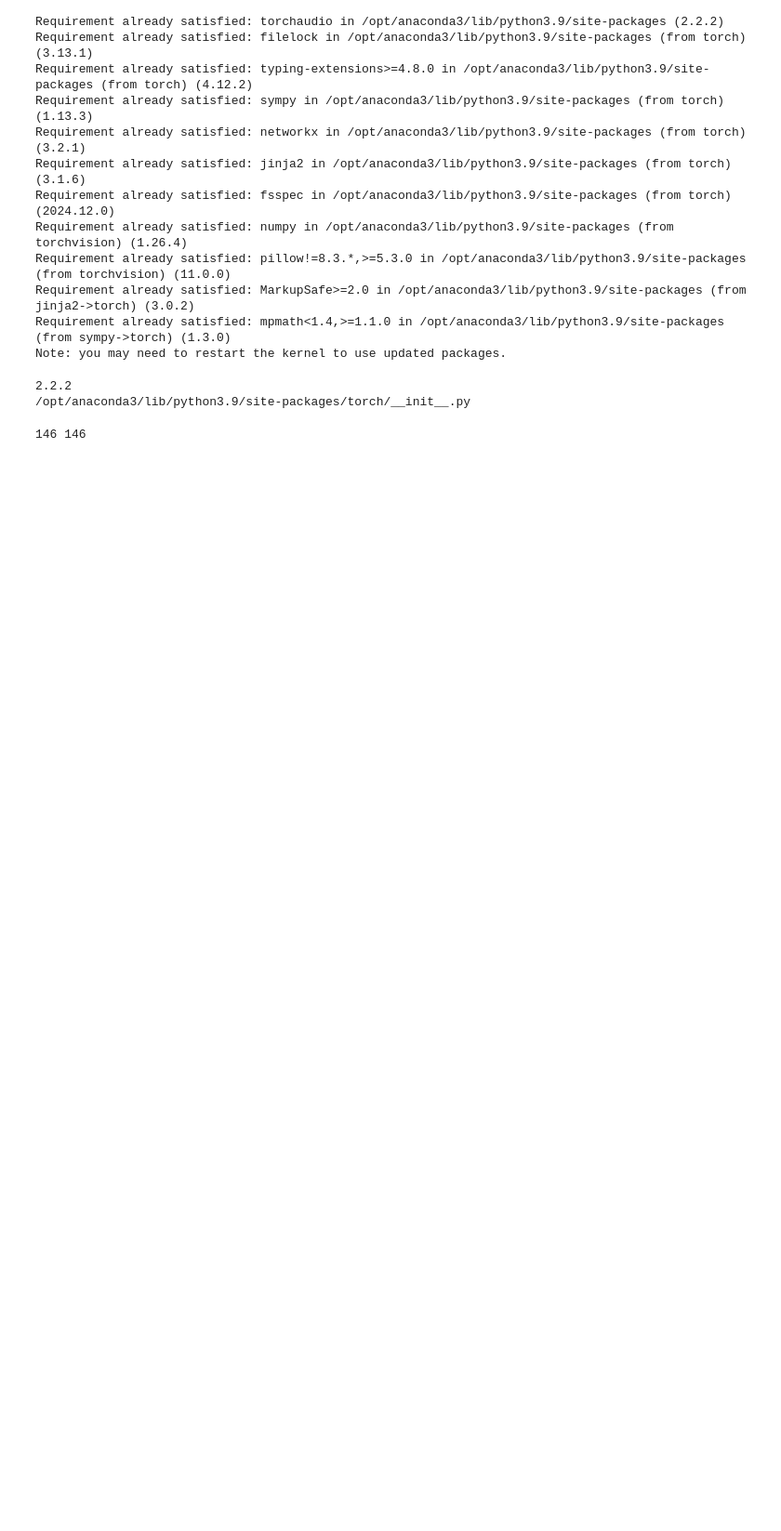
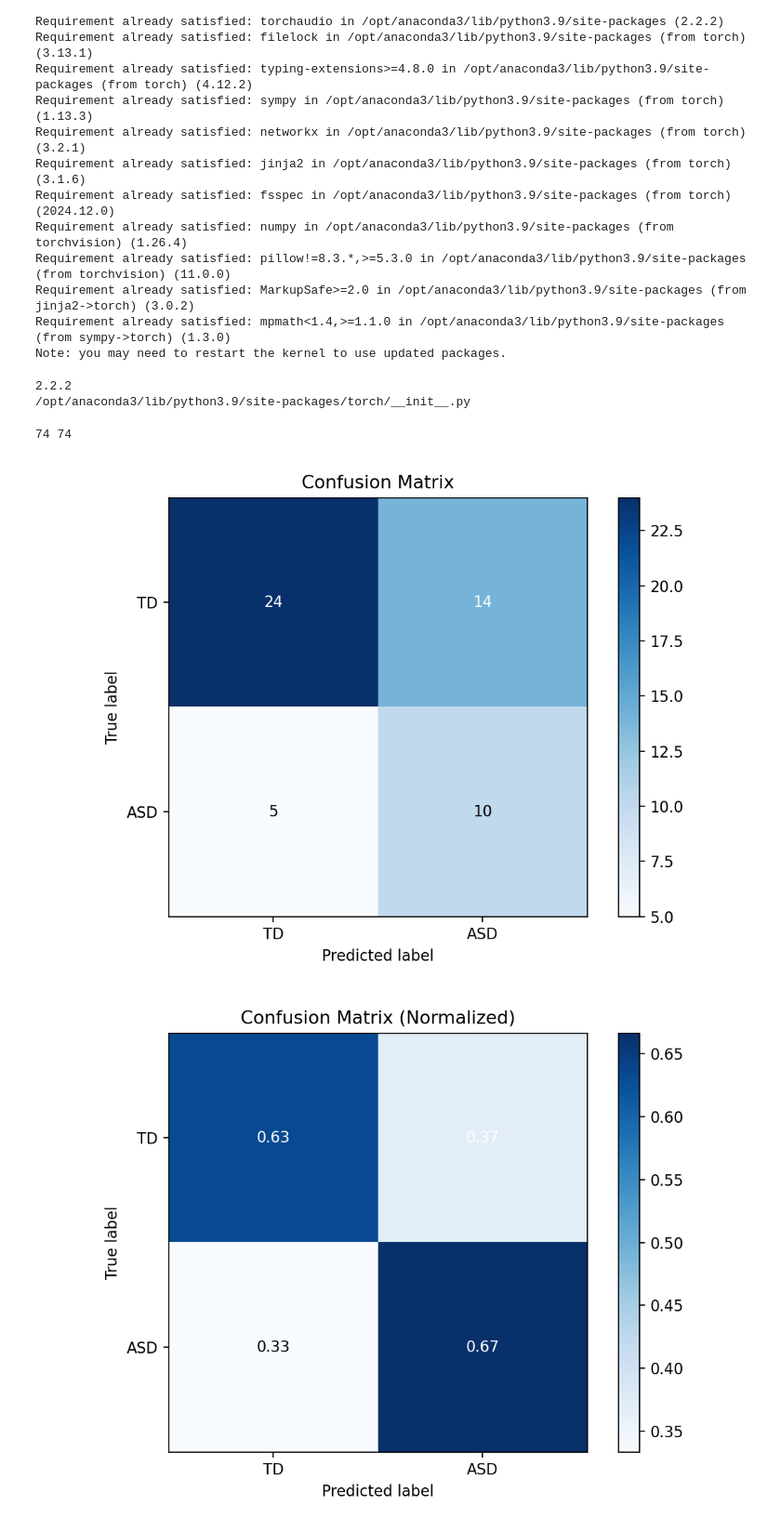
Before and after one commit to mathjams/AAAI26, a Jupyter notebook: main.ipynb, the cells around one changed output. Shown at 93% size. Cells and saved outputs as stored; diff of their text form; code cells hidden in the pictures; blank space fills up the shorter version.

```diff
--- a/main.ipynb
+++ b/main.ipynb
@@ -68,11 +66,11 @@ labels = [1]*len(resulteye0) + [-1]*len(resulteye1)
 newseq = []
 newlabels = []
 for i in range(len(sequences)):
-    if len(sequences[i])<90:
+    if len(sequences[i])<1000:
         newseq.append(sequences[i])
         newlabels.append(labels[i])
     else:
-        endpoint = 90
+        endpoint = 45
         while endpoint+45<len(sequences[i]):
             newseq.append(sequences[i][endpoint-45:endpoint])
             newlabels.append(labels[i])
@@ -82,7 +80,7 @@ for i in range(len(sequences)):
 # %%
 print(len(newseq), len(newlabels))
 # %% [output]
-146 146
+74 74
 # %%
 sequences = newseq
 labels = newlabels
@@ -91,9 +91,12 @@ labels = newlabels
 import collator
 importlib.reload(collator)
 
+# Stratified split by subject/bag (no leakage)
 all_ids = list(range(len(sequences)))
-train_ids, val_ids = collator.stratified_split(all_ids, labels, test_size=0.3, seed=42)
+train_ids, val_ids = collator.stratified_split(all_ids, labels, test_size=0.25, seed=0)
+# === CHOOSE ONE of the two augmentation paths ===
 
+# --- model build ---
 import modeling
 importlib.reload(modeling)
 
@@ -106,6 +109,7 @@ encoder, cfg = modeling.build_frozen_patchtst(
     patch_length=12,
     patch_stride=1,
     use_cls_token=True,
+    fine_tune_last_n_layers=2,
 )
 
 device = "cuda" if torch.cuda.is_available() else "cpu"
@@ -128,4 +132,8 @@ optimizer = torch.optim.AdamW(
     [{"params": decay, "weight_decay": 1e-6, "lr": 3e-4},
      {"params": no_decay, "weight_decay": 0.0, "lr": 3e-4}]
 )
+
+# >>> later when calling trainer:
+# train with train_ids_used; validate with val_ids
+# (if you extended the dataset, be sure to pass sequences_used & labels_tensor built from labels_used)
 # %%
@@ -453,11 +502,14 @@ print(f"Saved accuracy curve to {curves_png_acc}")
 # %%
 importlib.reload(confusionplot)
 
 ckpt, shown_pngs, tag = confusionplot.load_confusion_from_csv(
-    "mil_runs/bag_manual_20250908-233147.csv",
+    "mil_runs/bag_manual_20250910-115536.csv",
     mil_head=mil_head,
     device=device,
     kind="bestTPF1",   # or "best" / "hinge"
 )
+# %% [output]
+[figure, added]
+[figure, added]
 # %%
 from IPython.display import Image, display
```
Also changed, not shown: parts of 6 cells of this notebook, 8 other files.
